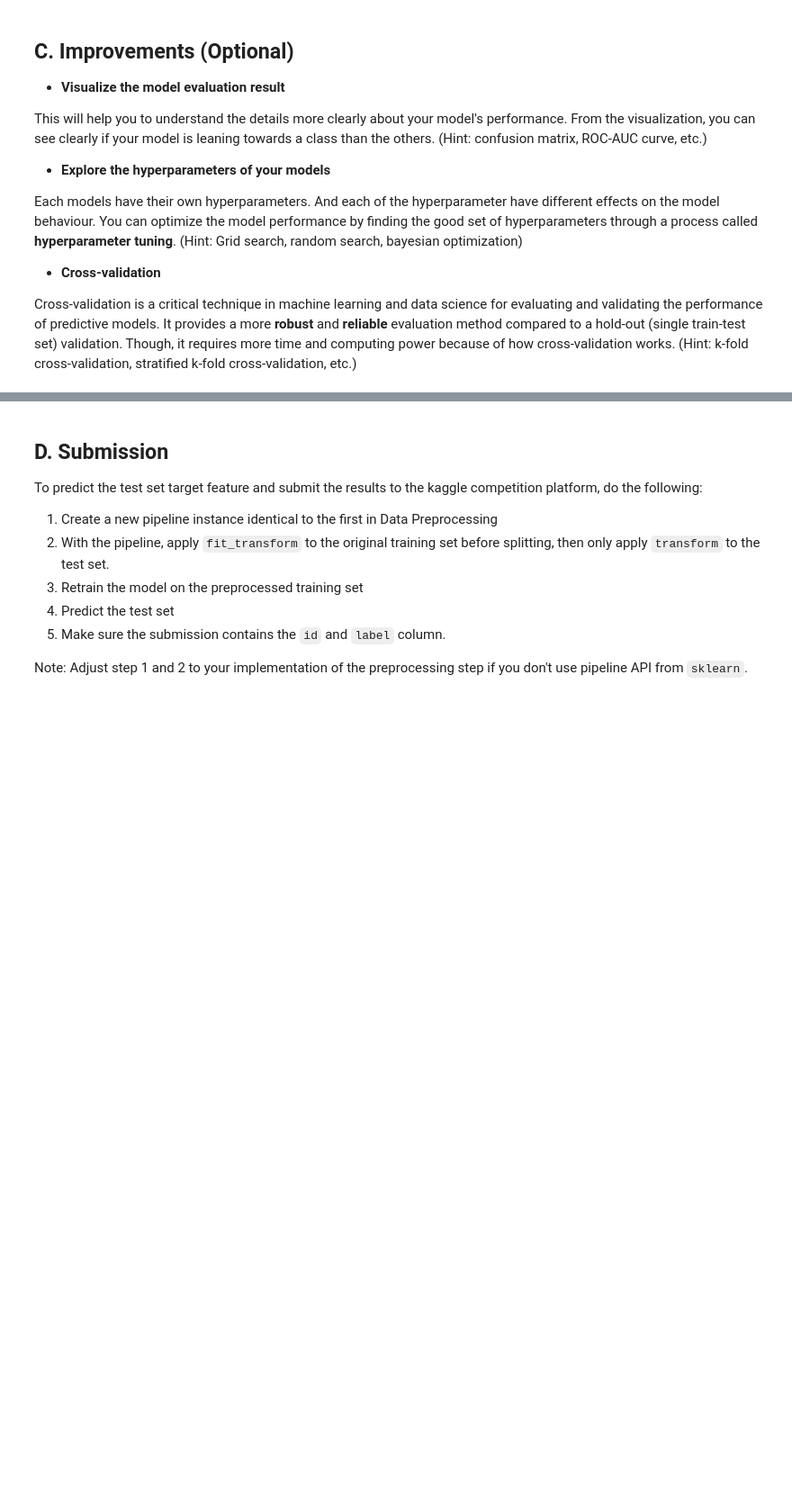
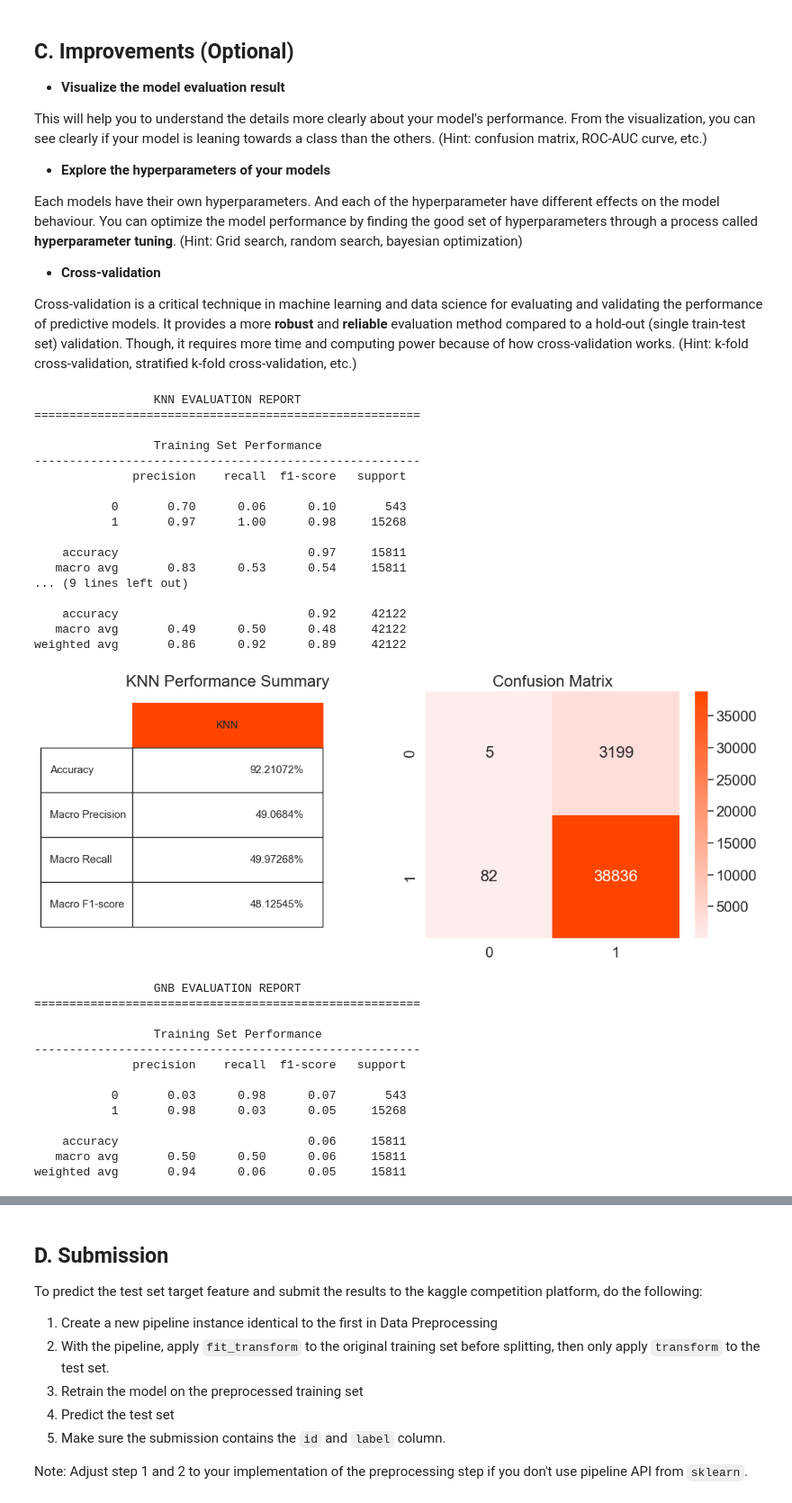
Before and after one commit to nathangalung/IF3070_TB2_K03_G07, a Jupyter notebook: src/Notebook.ipynb, the cells around one changed output, grey strips where cells are left out. Shown: that part at 90% size. Saved outputs shown, nothing was run; the diff lists cells and outputs as text; code cells hidden in the pictures; blank space fills up the shorter version.

```diff
--- a/src/Notebook.ipynb
+++ b/src/Notebook.ipynb
@@ -319,0 +746,7 @@ Modelling is the process of building your own machine learning models to solve s
+# %%
+from lib.KNN import KNN
+
+from sklearn.neighbors import KNeighborsClassifier
+
+knn_scratch = KNN(k=3, n_jobs=-1, p=2, verbose=False)
+knn_library = KNeighborsClassifier(n_neighbors=3)
@@ -324,3 +764,18 @@ Modelling is the process of building your own machine learning models to solve s
+# %%
+from lib.GNB import GNB
+from sklearn.naive_bayes import GaussianNB
+
+gnb_scratch = GNB()
+gnb_library = GaussianNB()
+# %%
+# Ensure indices of X_train_set and y_train_set match
+X_train_set, y_train_set = X_train_set.align(y_train_set, axis=0, join='inner')
+
+# Fit the classifiers
+clfs = [knn_scratch, gnb_scratch, knn_library, gnb_library]
+
+for clf in clfs:
+    clf.fit(X_train_set, y_train_set)
 # %% [markdown]
 ## C. Improvements (Optional)
 
@@ -339,0 +793,15 @@ Cross-validation is a critical technique in machine learning and data science fo
+# %%
+def metrics_calculator(clf, X_test, y_test, model_name):
+    '''
+    This function calculates all desired performance metrics for a given model on test data.
+    '''
+    y_pred = clf.predict(X_test)
+    result = pd.DataFrame(data=[accuracy_score(y_test, y_pred),
+                                precision_score(y_test, y_pred, average='macro'),
+                                recall_score(y_test, y_pred, average='macro'),
+                                f1_score(y_test, y_pred, average='macro')],
+                          index=['Accuracy','Macro Precision','Macro Recall','Macro F1-score'],
+                          columns = [model_name])
+
+    result = (result * 100).round(5).astype(str) + '%'
+    return result
@@ -339,0 +860,35 @@ Cross-validation is a critical technique in machine learning and data science fo
+# %%
+for clf in clfs:
+    model_evaluation(clf, X_train_set, X_val_set, y_train_set, y_val_set)
+# %% [output]
+                 KNN EVALUATION REPORT
+=======================================================
+
+                 Training Set Performance
+-------------------------------------------------------
+              precision    recall  f1-score   support
+
+           0       0.70      0.06      0.10       543
+           1       0.97      1.00      0.98     15268
+
+    accuracy                           0.97     15811
+   macro avg       0.83      0.53      0.54     15811
+... (9 lines left out)
+
+    accuracy                           0.92     42122
+   macro avg       0.49      0.50      0.48     42122
+weighted avg       0.86      0.92      0.89     42122
+[figure, added]
+                 GNB EVALUATION REPORT
+=======================================================
+
+                 Training Set Performance
+-------------------------------------------------------
+              precision    recall  f1-score   support
+
+           0       0.03      0.98      0.07       543
+           1       0.98      0.03      0.05     15268
+
+    accuracy                           0.06     15811
+   macro avg       0.50      0.50      0.06     15811
+weighted avg       0.94      0.06      0.05     15811
```
Also changed, not shown: parts of 52 cells of this notebook, 7 other files.
